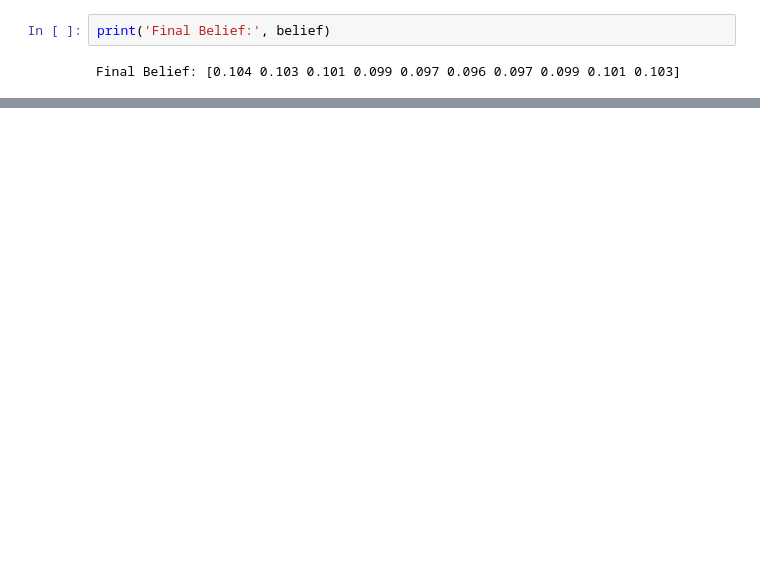
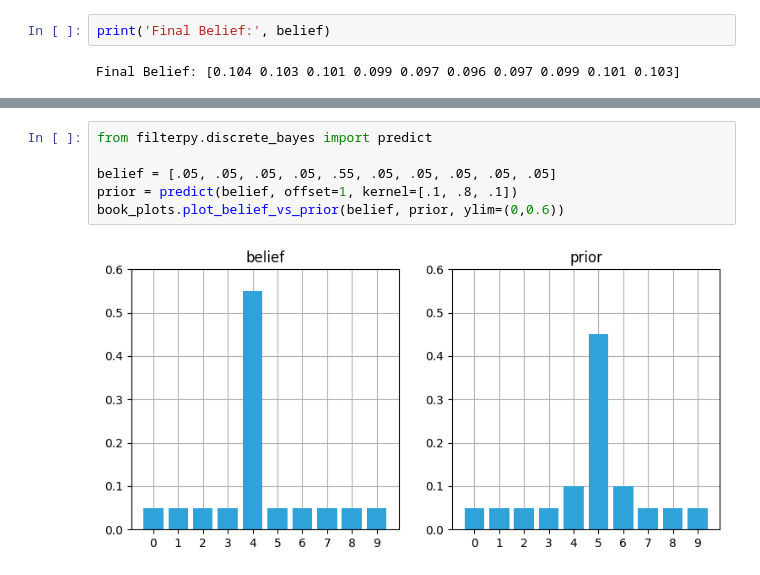
Before and after one commit to logan8866/Kalman-Filter-Programming, a Jupyter notebook: 02 离散贝叶斯.ipynb, the cells around one changed output, grey strips where cells are left out. Cells and saved outputs as stored; diff of their text form; blank space fills up the shorter version.

```diff
--- a/02 离散贝叶斯.ipynb
+++ b/02 离散贝叶斯.ipynb
@@ -383,0 +418,8 @@ Final Belief: [0.104 0.103 0.101 0.099 0.097 0.096 0.097 0.099 0.101 0.103]
+# %%
+from filterpy.discrete_bayes import predict
+
+belief = [.05, .05, .05, .05, .55, .05, .05, .05, .05, .05]
+prior = predict(belief, offset=1, kernel=[.1, .8, .1])
+book_plots.plot_belief_vs_prior(belief, prior, ylim=(0,0.6))
+# %% [output]
+[figure, added]
```
Also changed, not shown: parts of 45 cells of this notebook, 1 other file.
